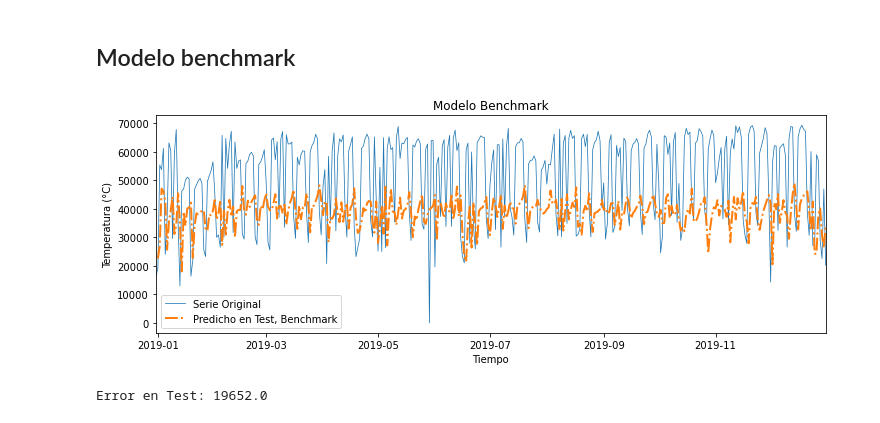
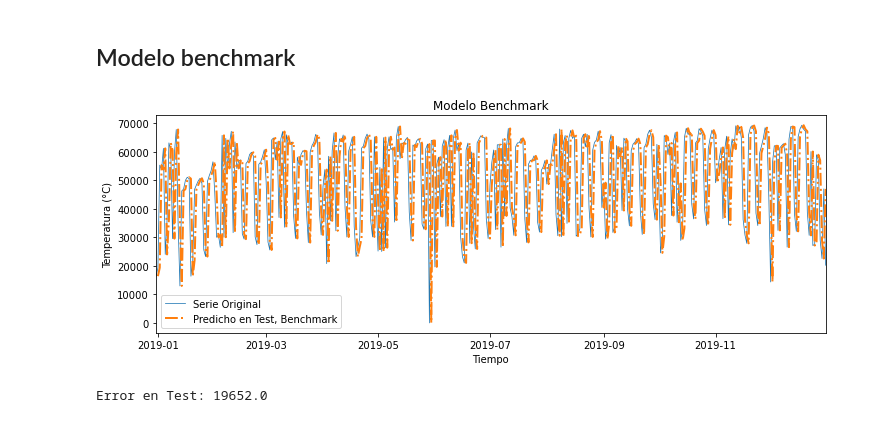
Before and after one commit to francoargn/Data_Science, a Jupyter notebook: DS_Proyecto_03_ST.ipynb, the cells around one changed output. Drawn from its saved outputs; the diff is of its cells as text; code cells hidden in the pictures.

```diff
--- a/DS_Proyecto_03_ST.ipynb
+++ b/DS_Proyecto_03_ST.ipynb
@@ -1326,18 +1314,18 @@ print(X_test.shape, y_test.shape)
 # %%
 y_test_pred_benchmark_2020 = y[-1 + N_train:N_train+N_test - 1]
 
 
 plt.figure(figsize=(12,4))
 plt.plot(diario_2020.index[:length_total], diario_2020[:length_total],lw = 0.75, label = 'Serie Original')
-plt.plot(diario_2020.index[N_train+look_back: length_total], y_test_pred_benchmark,'-.', lw = 2, label = 'Predicho en Test, Benchmark')
+plt.plot(diario_2020.index[N_train+look_back: length_total], y_test_pred_benchmark_2020,'-.', lw = 2, label = 'Predicho en Test, Benchmark')
 plt.xlim(diario_2020.index[N_train+look_back-1], diario_2020.index[length_total-1])
 plt.title ('Modelo Benchmark')
 plt.xlabel('Tiempo')
 plt.ylabel('Temperatura (°C)')
 plt.legend()
 plt.show()
 # %% [output]
-[figure, old version]
+[figure, new version]
 # %%
 MSE = mean_squared_error(y_test, y_test_pred_benchmark_2020)
 print('Error en Test:',np.sqrt(MSE).round())
```
Also changed, not shown: parts of 42 cells of this notebook.
